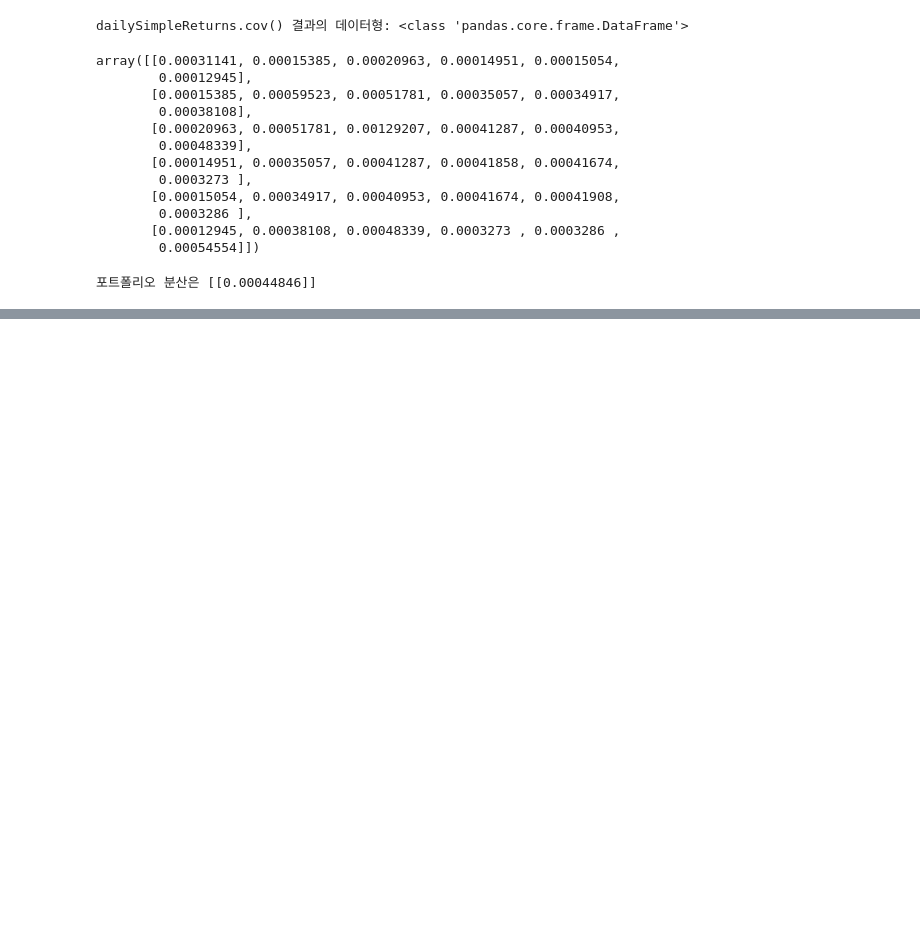
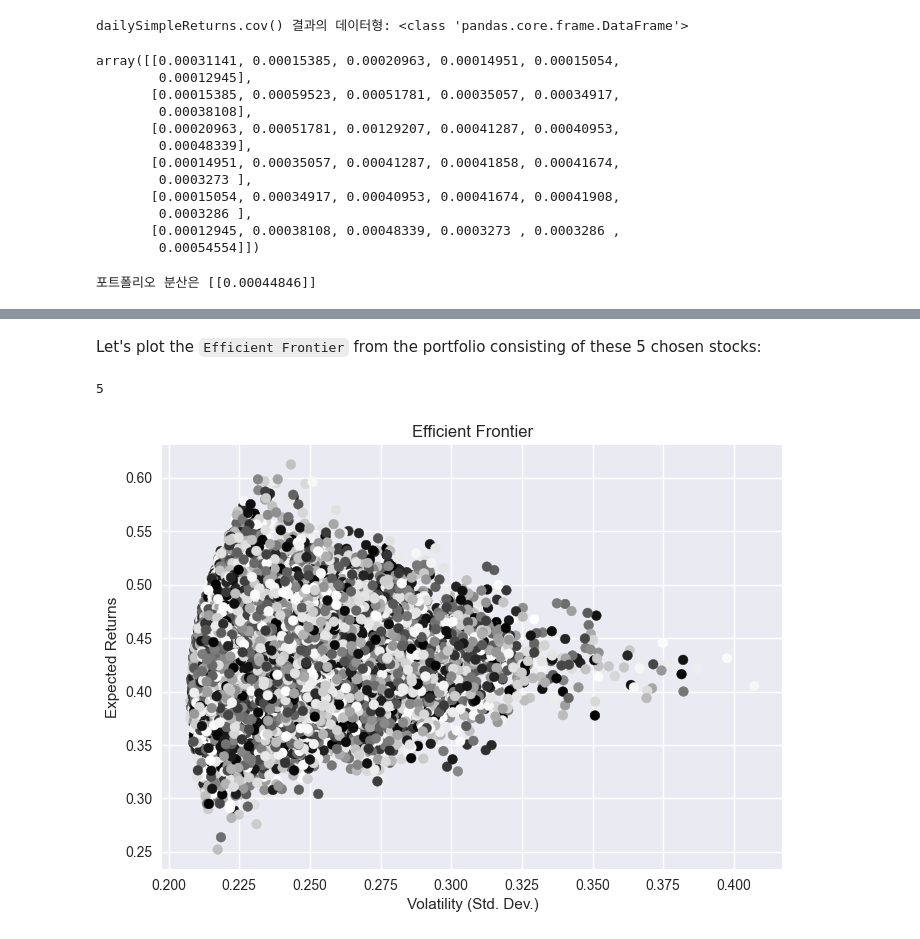
Before and after one commit to wolfinwallst/Financial_Engineering_and_Risk_Management, a Jupyter notebook: 파이썬으로 배우는 포트폴리오/#3.1 포트폴리오의 기대수익률과 위험.ipynb, the cells around one changed output, grey strips where cells are left out. Saved outputs shown, nothing was run; the diff lists cells and outputs as text; code cells hidden in the pictures; blank space fills up the shorter version.

```diff
--- a/파이썬으로 배우는 포트폴리오/#3.1 포트폴리오의 기대수익률과 위험.ipynb
+++ b/파이썬으로 배우는 포트폴리오/#3.1 포트폴리오의 기대수익률과 위험.ipynb
@@ -430,0 +492,4 @@ print('포트폴리오 분산은', varp)
+# %%
+# annual returns
+ret_annual = ret_daily.mean() * 250
+ret_annual
@@ -430,0 +503,6 @@ print('포트폴리오 분산은', varp)
+# %%
+# covariances
+cov_daily = ret_daily.cov()
+cov_annual = cov_daily * 250
+
+(cov_daily, cov_annual)
@@ -430,0 +522,43 @@ print('포트폴리오 분산은', varp)
+# %% [markdown]
+Let's plot the `Efficient Frontier` from the portfolio consisting of these 5 chosen stocks:
+# %%
+# initalization for portfolio returns/volatility(variance)/weights
+p_returns = []
+p_volatility = []
+p_weights = []
+
+# num of assets (to diversify) in our portfolio
+n_assets = len(tickers)
+n_assets
+# %% [output]
+5
+# %%
+# num. of portfolios
+n_ports = 30000
+
+for s in range(n_ports):
+    wgt = np.random.random(n_assets)
+    wgt /= np.sum(wgt)
+
+    ret = np.dot(wgt, ret_annual)  # expected returns
+    vol = np.sqrt(np.dot(wgt.T, np.dot(cov_annual, wgt)))
+
+    p_returns.append(ret)  # add values
+    p_volatility.append(vol)
+    p_weights.append(wgt)
+
+p_volatility = np.array(p_volatility)
+p_returns = np.array(p_returns)
+
+# setting num of colors as n_ports
+colors = np.random.randint(0, n_ports, n_ports)
+
+plt.style.use('seaborn')
+
+plt.scatter(p_volatility, p_returns, c=colors, marker='o')
+plt.xlabel('Volatility (Std. Dev.)')
+plt.ylabel('Expected Returns')
+plt.title('Efficient Frontier')
+plt.show()
+# %% [output]
+[figure, added]
```
Also changed, not shown: parts of 10 cells of this notebook.
